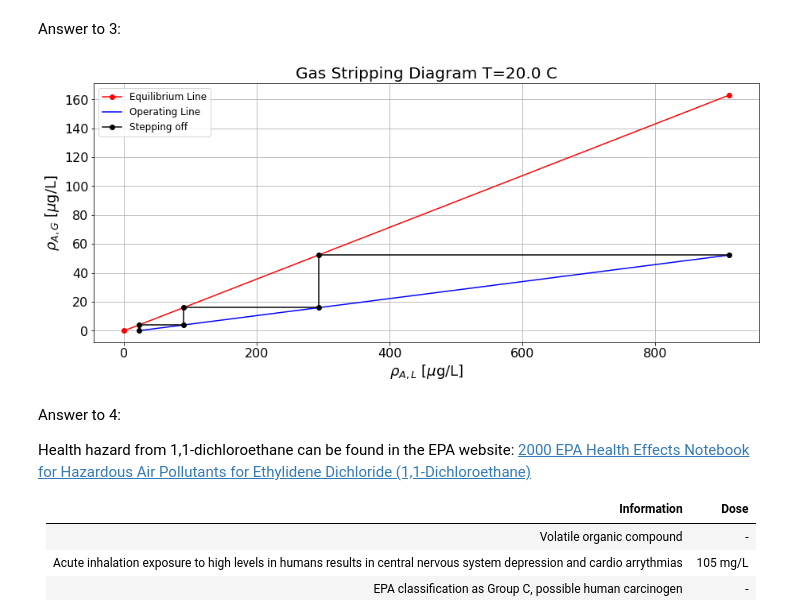
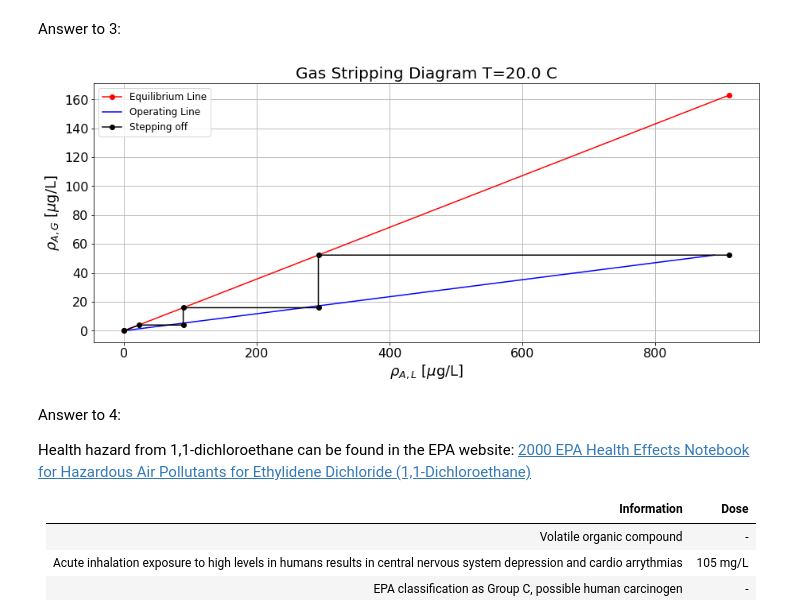
Before and after one commit to dpploy/engy-5140, a Jupyter notebook: notebooks/03-gas-absorption.ipynb, the cells around one changed output. Saved outputs shown, nothing was run; the diff lists cells and outputs as text; code cells hidden in the pictures.

Commit message:
Improved diagram plots

```diff
--- a/notebooks/03-gas-absorption.ipynb
+++ b/notebooks/03-gas-absorption.ipynb
@@ -125,17 +125,19 @@ while rho_A_G_k <= rho_A_G_N1:
 
     data['rho_A_L(k)'].append(rho_A_L_k/ug_per_liter)
 
+    # Compute equilibrium point
     rho_A_G_k = eq_func(rho_A_L_k)
 
-    xpts.append(rho_A_L_k)
-    ypts.append(rho_A_G_k)
+    xpts.append(rho_A_L_k/ug_per_liter)
+    ypts.append(rho_A_G_k/ug_per_liter)
 
     data['rho_A_G(k)'].append(rho_A_G_k/ug_per_liter)
 
+    # Compute operating line point
     rho_A_L_k = op_func(rho_A_G_k) # overwrite k with k+1
 
-    xpts.append(rho_A_L_k)
-    ypts.append(rho_A_G_k)
+    xpts.append(rho_A_L_k/ug_per_liter)
+    ypts.append(rho_A_G_k/ug_per_liter)
 
     data['rho_A_L(k+1)'].append(rho_A_L_k/ug_per_liter)
 
@@ -173,35 +175,36 @@ Answer to 3:
 # %%
 def plot_diagram(xpts,ypts):
     import matplotlib.pyplot as plt
     import numpy as np
 
     plt.figure(1, figsize=(15, 6))
 
     xpts = np.array(xpts)
     ypts = np.array(ypts)
 
-    # equilibrium line
-    plt.plot( (0,xpts.max()/(micro_gram/liter)), (0,eq_func(xpts.max())/(micro_gram/liter)),'ro-',label='Equilibrium Line')
-    # operating line
-    plt.plot(op_func(ypts)/(micro_gram/liter), ypts/(micro_gram/liter),'b',label='Operating Line')
+    # plot equilibrium line
+    plt.plot( (0,xpts.max()), (0,eq_func(xpts.max())),'ro-',label='Equilibrium Line')
 
-    # network nodes
-    plt.plot(xpts/(micro_gram/liter), ypts/(micro_gram/liter), 'ko-',label='Stepping off')
+    # plot operating line
+    plt.plot(op_func(ypts), ypts,'b',label='Operating Line')
+
+    # plot network nodes
+    plt.plot(xpts, ypts, 'ko-',label='Stepping off')
 
     plt.xlabel(r'$\rho_{A,L}$ [$\mu$g/L]',fontsize=18)
     plt.ylabel(r'$\rho_{A,G}$ [$\mu$g/L]',fontsize=18)
     plt.title(r'Gas Stripping Diagram T=%2.1f C'%const.convert_temperature(temp,'K','C'),fontsize=20)
     plt.legend(loc='best',fontsize=12)
     plt.xticks(fontsize=16)
     plt.yticks(fontsize=16)
 
     plt.grid()
     plt.show()
     print('')
 
 plot_diagram(xpts,ypts)
 # %% [output]
-[figure, old version]
+[figure, new version]
 # %% [markdown]
 Answer to 4:
 
```
Also changed, not shown: parts of 2 cells of this notebook.
